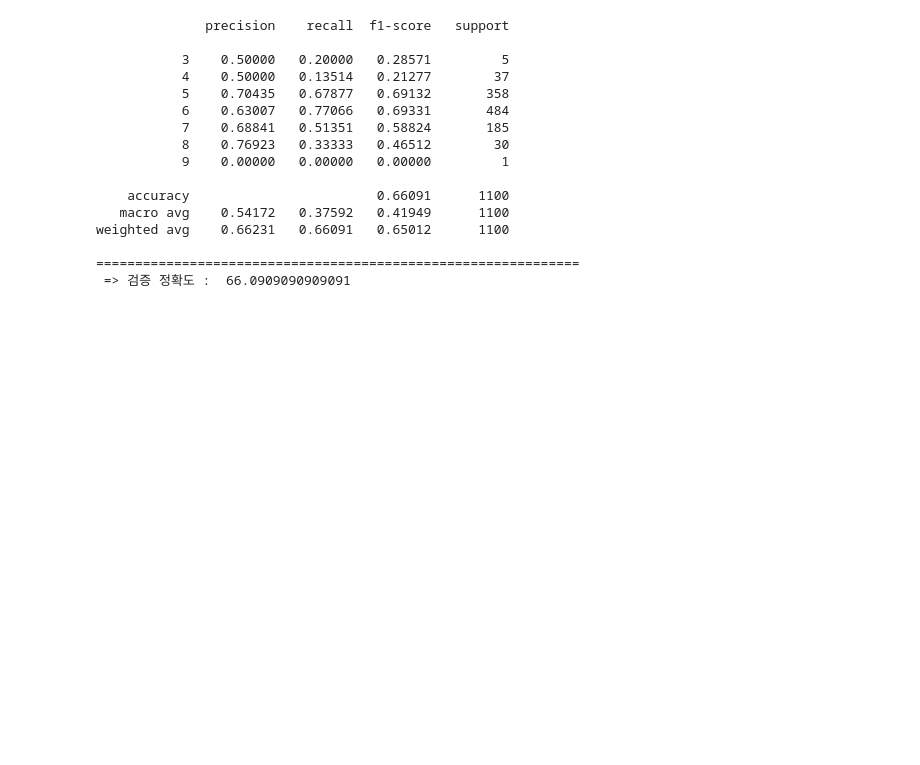
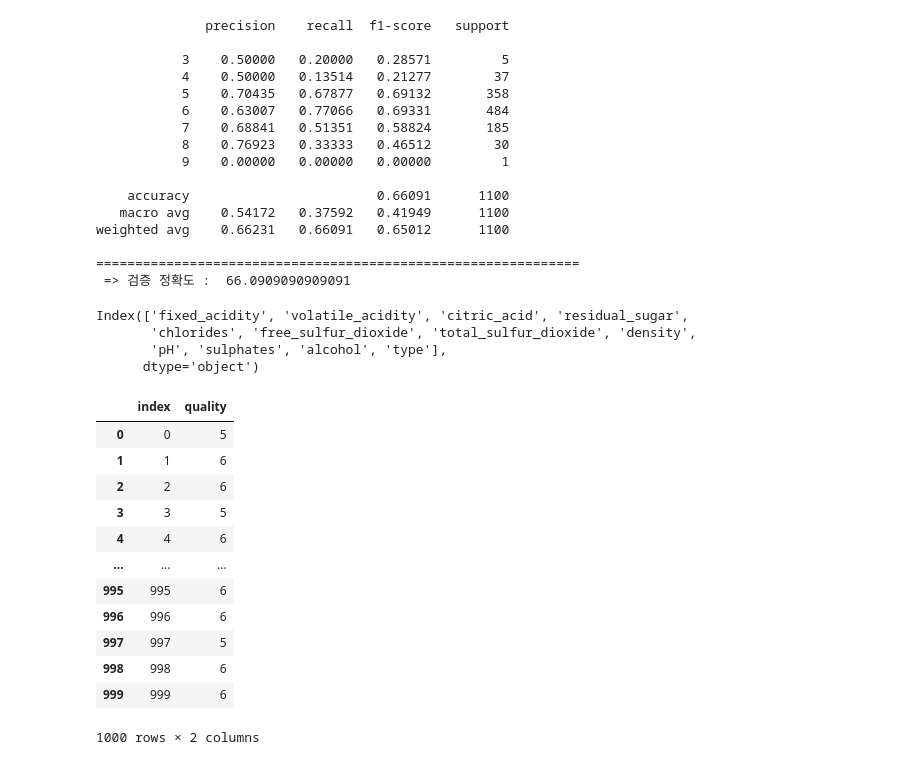
Before and after one commit to Leeyeji13/KBDB---Team-Wine_quality, a Jupyter notebook: Wine_quality.ipynb, the cells around one changed output. Saved outputs shown, nothing was run; the diff lists cells and outputs as text; code cells hidden in the pictures; blank space fills up the shorter version.

```diff
--- a/Wine_quality.ipynb
+++ b/Wine_quality.ipynb
@@ -153,7 +169,7 @@ train.describe()
 #데이터 라벨 인코딩
 encoder = LabelEncoder()
 train['type'] = encoder.fit_transform(train['type'])
-test['type'] = encoder.fit_transform(test['type'])
+test['type'] = encoder.transform(test['type'])
 # %%
 #train/val
 train, val = train_test_split(train, train_size = 0.80, test_size = 0.20, stratify = train[target], random_state = 2)
@@ -162,12 +178,15 @@ X_train = train[features]
 y_train = train[target]
 X_val = val[features]
 y_val = val[target]
+X_test = test[features]
+y_test = submission[target]
 # %%
 #데이터 스케일 조정 필요
 scaler = StandardScaler()
 
 X_train_scaled = scaler.fit_transform(X_train)
 X_val_scaled = scaler.transform(X_val)
+X_test_scaled = scaler.transform(X_test)
 # %% [markdown]
 1. Logistic Regression
 2. RandomForests
@@ -235,3 +254,31 @@ weighted avg    0.66231   0.66091   0.65012      1100
 
 ==============================================================
  => 검증 정확도 :  66.0909090909091
+# %%
+test.columns
+# %% [output]
+Index(['fixed_acidity', 'volatile_acidity', 'citric_acid', 'residual_sugar',
+       'chlorides', 'free_sulfur_dioxide', 'total_sulfur_dioxide', 'density',
+       'pH', 'sulphates', 'alcohol', 'type'],
+      dtype='object')
+# %%
+y_pred = model_xgb.predict(X_test_scaled)
+
+result = pd.DataFrame(y_pred, columns = ['quality'])
+result = pd.concat([submission['index'],result], axis = 1)
+result.reset_index(drop = True)
+result
+# %% [output]
+|  | index | quality |
+| 0 | 0 | 5 |
+| 1 | 1 | 6 |
+| 2 | 2 | 6 |
+| 3 | 3 | 5 |
+| 4 | 4 | 6 |
+| ... | ... | ... |
+| 995 | 995 | 6 |
+| 996 | 996 | 6 |
+| 997 | 997 | 5 |
+| 998 | 998 | 6 |
+| 999 | 999 | 6 |
+1000 rows × 2 columns
```
Also changed, not shown: parts of 2 cells of this notebook.
